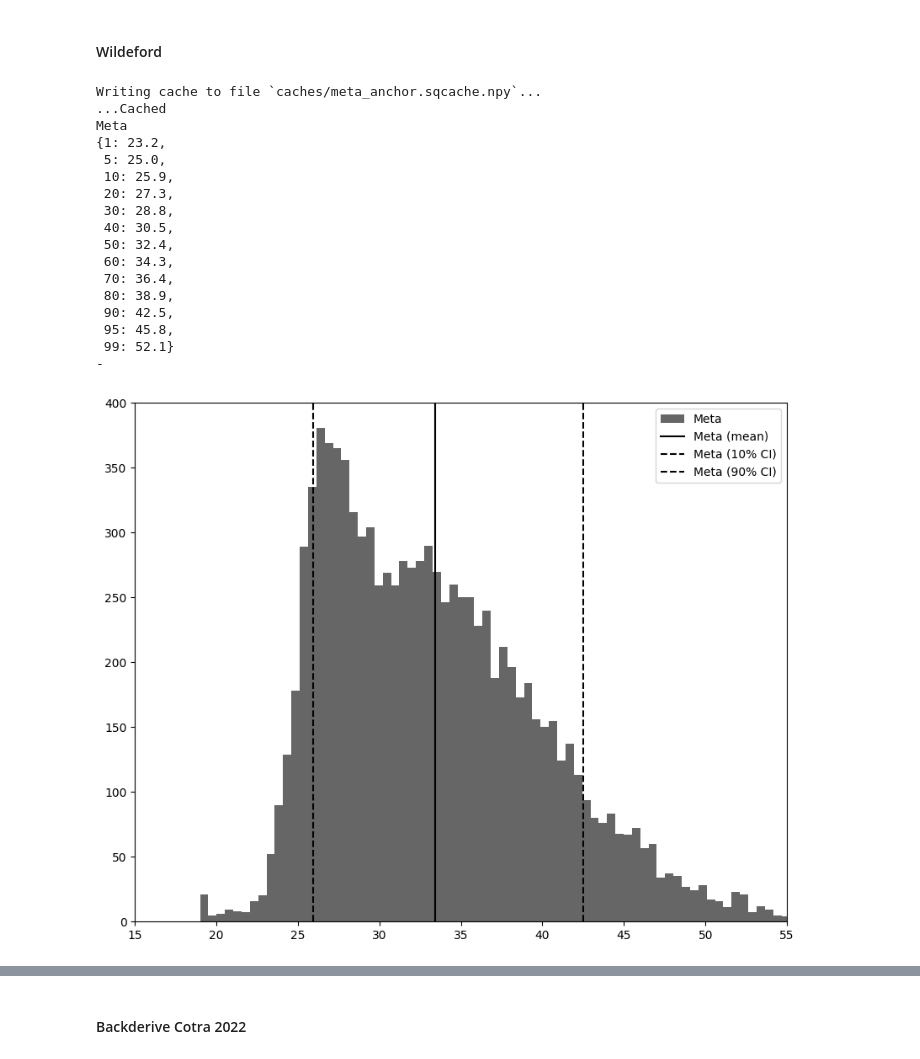
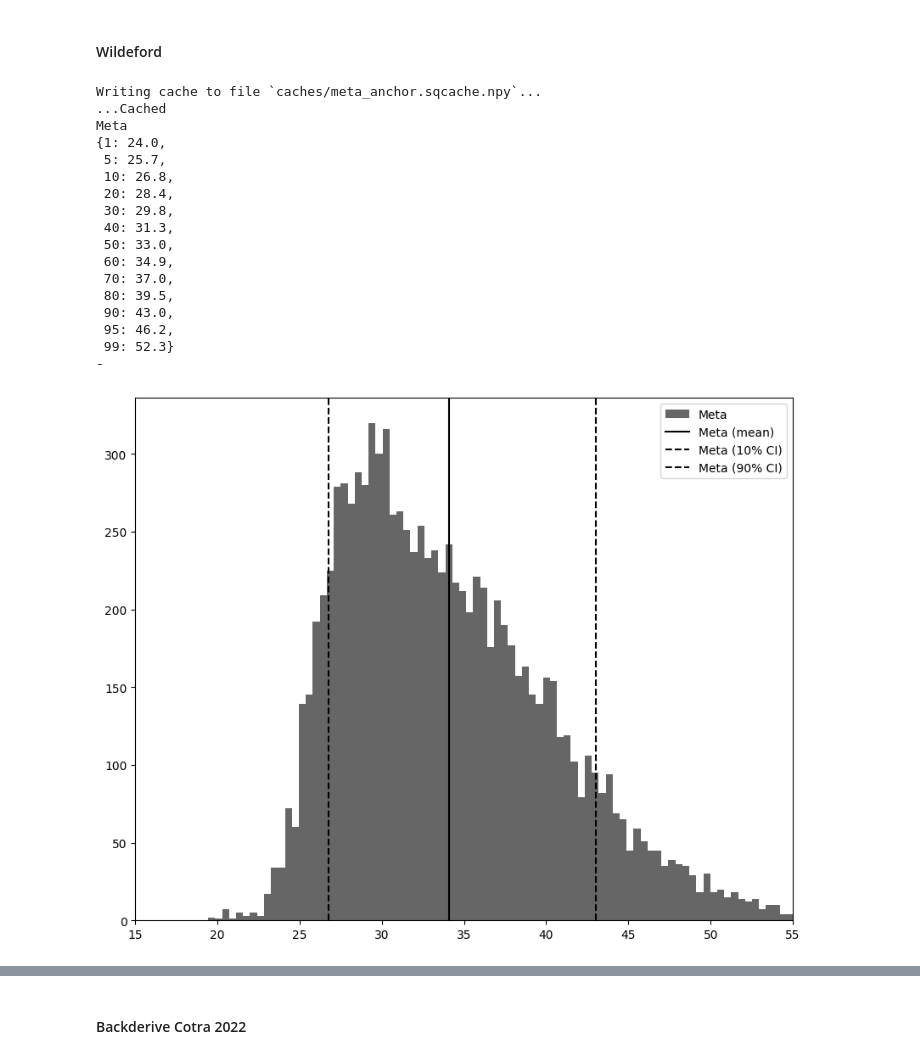
Before and after one commit to rethinkpriorities/future-assessment-model, a Jupyter notebook: (1) Anchors.ipynb, the cells around one changed output, grey strips where cells are left out. Cells and saved outputs as stored; diff of their text form; code cells hidden in the pictures.

Commit message:
move meta anchor

```diff
--- a/(1) Anchors.ipynb
+++ b/(1) Anchors.ipynb
@@ -485,47 +485,50 @@ Anchor1
 # %%
 @np.vectorize
 def peter_bayes_update_against_low_flop(f):
-    f = f + sq.sample(sq.norm(1,3)) if f < 27 and random.random() > 0.9 else f
+    f = f + sq.sample(sq.norm(1,3)) if f < 30 and random.random() > 0.9 else f
+    f = f + sq.sample(sq.norm(1,3)) if f < 29 and random.random() > 0.8 else f
+    f = f + sq.sample(sq.norm(1,3)) if f < 28 and random.random() > 0.7 else f
+    f = f + sq.sample(sq.norm(1,3)) if f < 27 and random.random() > 0.6 else f
     f = f + sq.sample(sq.norm(1,3)) if f < 26 and random.random() > 0.3 else f
     f = f + sq.sample(sq.norm(1,3)) if f < 25 and random.random() > 0.05 else f
     f = f + sq.sample(sq.norm(1,3)) if f < 24 and random.random() > 0.05 else f
     f = f + sq.sample(sq.norm(1,3)) if f < 23 else f
     f = 19 if f < 19 else f
     return f
 
-meta_horizon_length = sq.mixture([[0.35, 0],
-                                  [0.3, sq.norm(0,3)],
-                                  [0.2, sq.lognorm(3,7)],
+meta_horizon_length = sq.mixture([[0.3, 0],
+                                  [0.25, sq.norm(1,3)],
+                                  [0.3, sq.lognorm(3,7)],
                                   [0.15, sq.norm(7,11)]], lclip=0)
 
 meta_anchor = tai_log_flop_needs(brain=sq.lognorm(11,19.5),
                                  efficiency=sq.norm(-1,2),
                                  transformative_vs_human=sq.norm(-2,2),
                                  horizon_length=meta_horizon_length,
                                  scaling_exponent=sq.norm(0.5,1.5),
                                  flops_per_param_per_sec=sq.norm(1,2),
                                  bayes_update=peter_bayes_update_against_low_flop)
 meta_anchor_samples = sq.sample(meta_anchor, dump_cache_file='caches/meta_anchor', n=10000, verbose=True)
 plot_anchors(meta_anchor_samples, xlim=[15,55], label1='Meta')
 # %% [output]
 Writing cache to file `caches/meta_anchor.sqcache.npy`...
 ...Cached
 Meta
-{1: 23.2,
- 5: 25.0,
- 10: 25.9,
- 20: 27.3,
- 30: 28.8,
- 40: 30.5,
- 50: 32.4,
- 60: 34.3,
- 70: 36.4,
- 80: 38.9,
- 90: 42.5,
- 95: 45.8,
- 99: 52.1}
+{1: 24.0,
+ 5: 25.7,
+ 10: 26.8,
+ 20: 28.4,
+ 30: 29.8,
+ 40: 31.3,
+ 50: 33.0,
+ 60: 34.9,
+ 70: 37.0,
+ 80: 39.5,
+ 90: 43.0,
+ 95: 46.2,
+ 99: 52.3}
 -
-[figure, old version]
+[figure, new version]
 # %%
 no_path_anchor = sq.lognorm(60,70)
 
```
Also changed, not shown: parts of 19 cells of this notebook, 1 other file.
